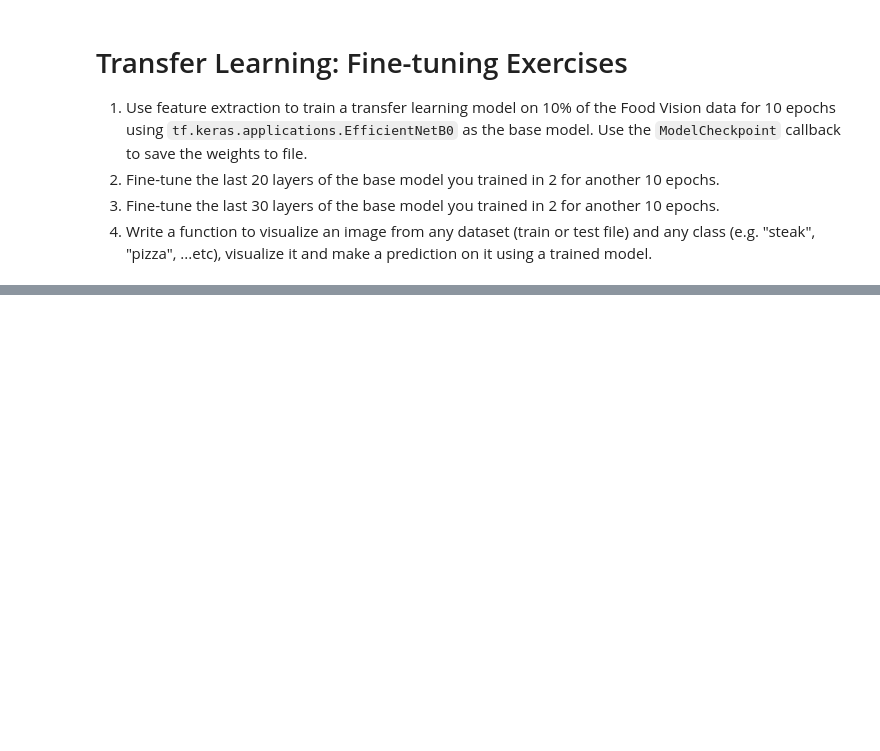
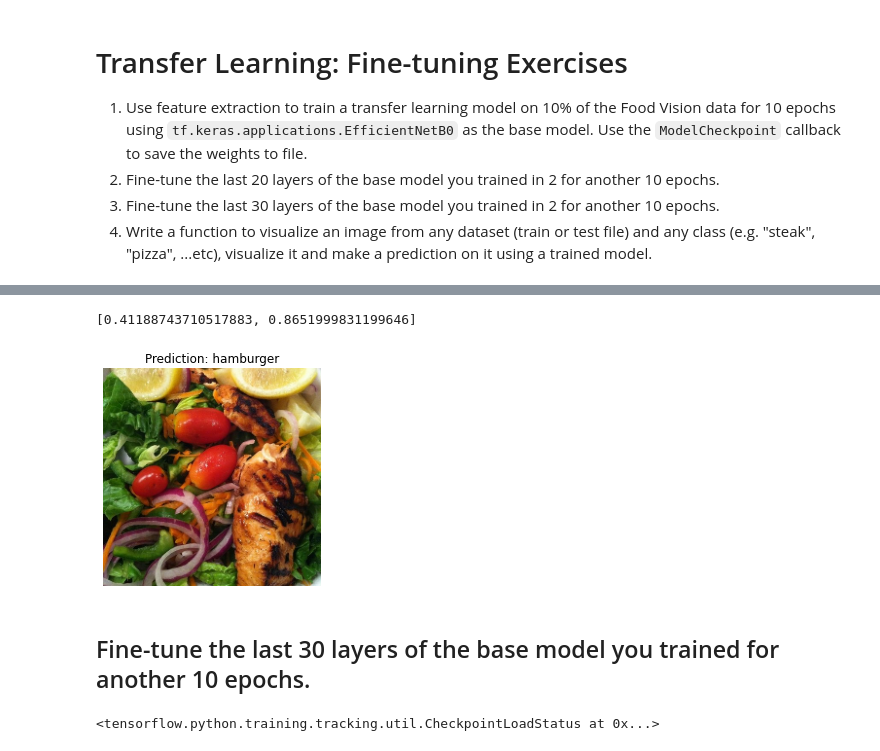
Before and after one commit to tankTopTaro/Deep-Learning-with-Python, a Jupyter notebook: 05_Transfer_Learning_in_TensorFlow_Part_2_Fine_Tuning.ipynb, the cells around one changed output, grey strips where cells are left out. Cells and saved outputs as stored; diff of their text form; code cells hidden in the pictures; blank space fills up the shorter version.

```diff
--- a/05_Transfer_Learning_in_TensorFlow_Part_2_Fine_Tuning.ipynb
+++ b/05_Transfer_Learning_in_TensorFlow_Part_2_Fine_Tuning.ipynb
@@ -1090,0 +1198,4 @@ TensorBoard experiments: https://tensorboard.dev/experiment/e6ptPEZwRYu9ou3V5yDD
+# %%
+# Check the class names
+class_names = train_data.class_names
+class_names
@@ -1090,0 +1407,15 @@ TensorBoard experiments: https://tensorboard.dev/experiment/e6ptPEZwRYu9ou3V5yDD
+# %%
+result_0
+# %% [output]
+[0.41188743710517883, 0.8651999831199646]
+# %%
+pred_and_plot(model_0, class_names)
+# %% [output]
+[figure, added]
+# %% [markdown]
+## Fine-tune the last 30 layers of the base model you trained for another 10 epochs.
+# %%
+# Load weights from checkpoint
+model_0.load_weights(checkpoint_path)
+# %% [output]
+<tensorflow.python.training.tracking.util.CheckpointLoadStatus at 0x...>
```
Also changed, not shown: parts of 34 cells of this notebook.
